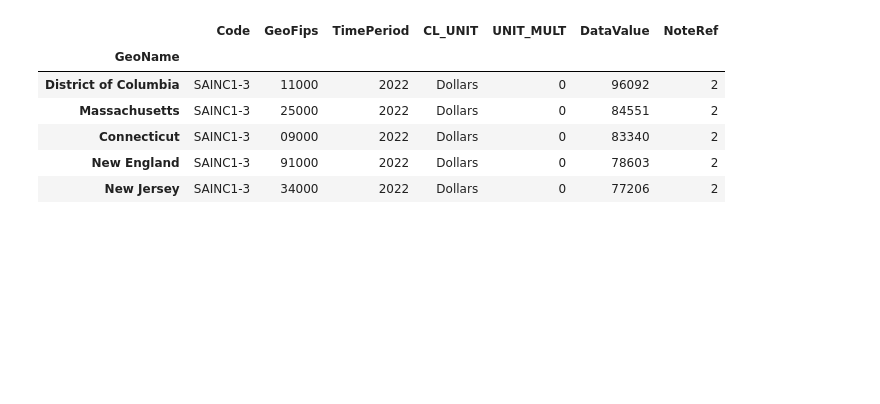
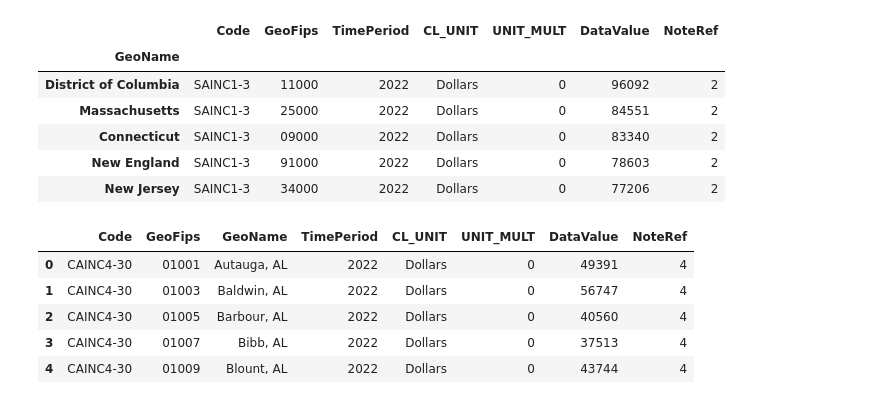
Before and after one commit to dfquinn23/Project_1, a Jupyter notebook: BEA/BEA.ipynb, the cells around one changed output. Saved outputs shown, nothing was run; the diff lists cells and outputs as text; code cells hidden in the pictures; blank space fills up the shorter version.

```diff
--- a/BEA/BEA.ipynb
+++ b/BEA/BEA.ipynb
@@ -31,0 +47,16 @@ df_data.head()
+# %%
+data_two = requests.get(
+        f'https://apps.bea.gov/api/data?&UserID={beakey}' +
+        f'&method={method}&datasetname={data_set}' +
+        f'&{params}&ResultFormat=JSON'
+    ).json()
+# %%
+df_data_two = pd.DataFrame(data_two["BEAAPI"]['Results']['Data'])
+df_data_two.head()
+# %% [output]
+|  | Code | GeoFips | GeoName | TimePeriod | CL_UNIT | UNIT_MULT | DataValue | NoteRef |
+| 0 | CAINC4-30 | 01001 | Autauga, AL | 2022 | Dollars | 0 | 49391 | 4 |
+| 1 | CAINC4-30 | 01003 | Baldwin, AL | 2022 | Dollars | 0 | 56747 | 4 |
+| 2 | CAINC4-30 | 01005 | Barbour, AL | 2022 | Dollars | 0 | 40560 | 4 |
+| 3 | CAINC4-30 | 01007 | Bibb, AL | 2022 | Dollars | 0 | 37513 | 4 |
+| 4 | CAINC4-30 | 01009 | Blount, AL | 2022 | Dollars | 0 | 43744 | 4 |
```
Also changed, not shown: parts of 15 cells of this notebook, 7 other files.
